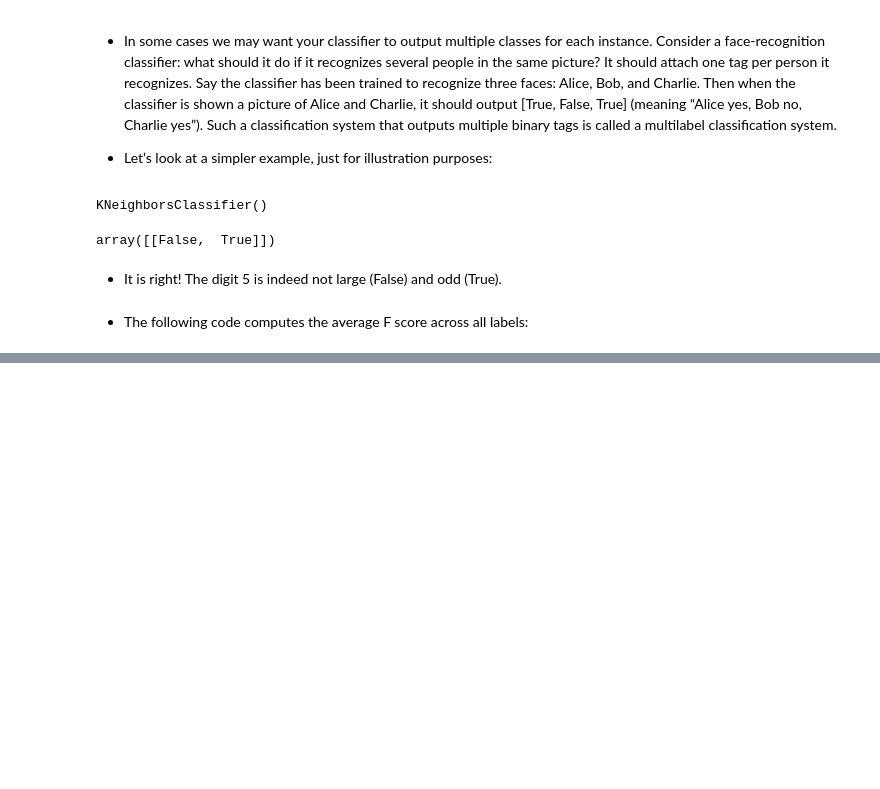
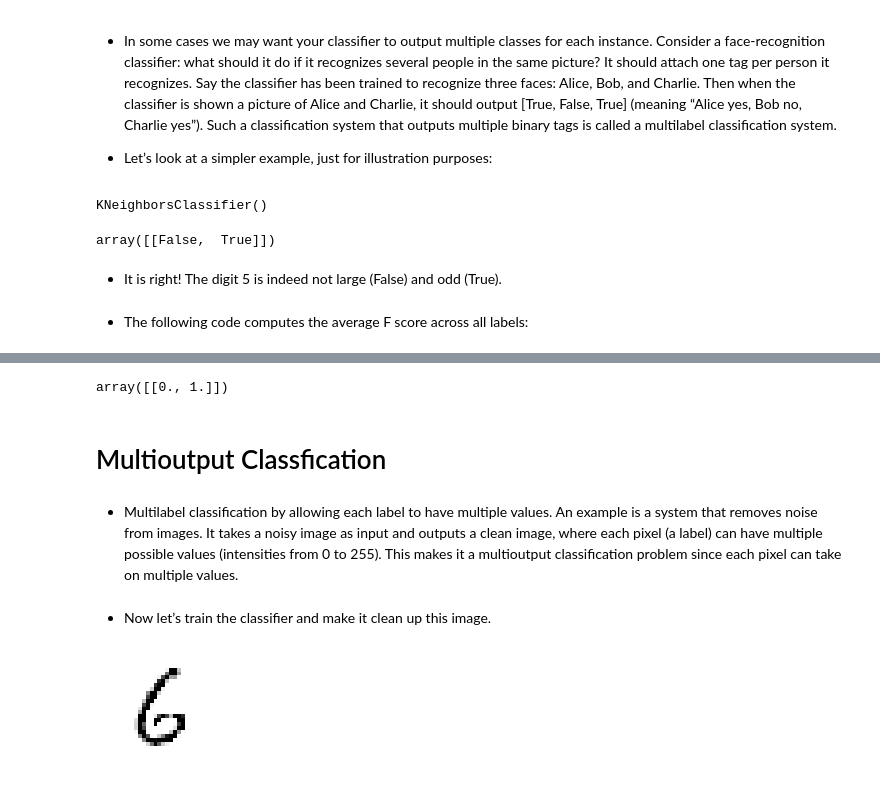
Before and after one commit to MrEktirir/ML_Works, a Jupyter notebook: Notebooks/chapter_3.ipynb, the cells around one changed output, grey strips where cells are left out. Drawn from its saved outputs; the diff is of its cells as text; code cells hidden in the pictures; blank space fills up the shorter version.

Commit message:
Multioutput Classification
MC has completed

```diff
--- a/Notebooks/chapter_3.ipynb
+++ b/Notebooks/chapter_3.ipynb
@@ -546,0 +560,30 @@ array([[False,  True]])
+# %%
+chain_clf.predict([some_digit])
+# %% [output]
+array([[0., 1.]])
+# %% [markdown]
+# Multioutput Classfication
+# %% [markdown]
+* Multilabel classification by allowing each label to have multiple values. An example is a system that removes noise from images. It takes a noisy image as input and outputs a clean image, where each pixel (a label) can have multiple possible values (intensities from 0 to 255). This makes it a multioutput classification problem since each pixel can take on multiple values.
+# %%
+np.random.seed(42) #Makes code reproducible
+noise = np.random.randint(0, 100, (len(X_train), 784))
+X_train_mod = X_train + noise
+
+noise = np.random.randint(0, 100, (len(X_test), 784))
+X_test_mod = X_test + noise
+
+y_train_mod = X_train
+y_test_mod = X_test
+# %% [markdown]
+* Now let’s train the classifier and make it clean up this image.
+# %%
+knn_clf = KNeighborsClassifier()
+knn_clf.fit(X_train_mod, y_train_mod)
+
+clean_digit = knn_clf.predict([X_test_mod[0]])
+
+plot_digit(clean_digit)
+plt.show()
+# %% [output]
+[figure, added]
```
Also changed, not shown: parts of 3 cells of this notebook.
